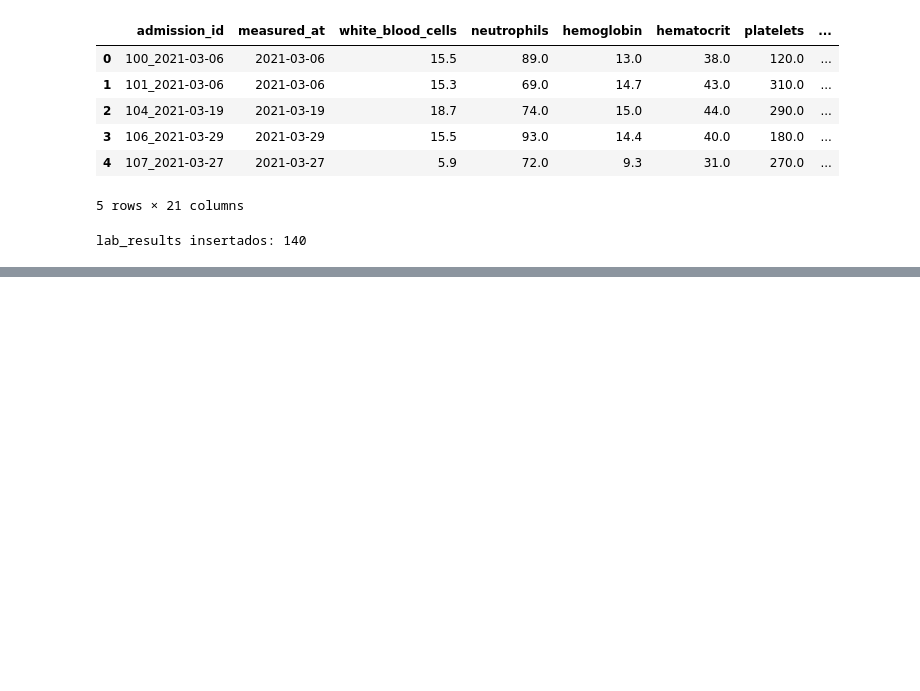
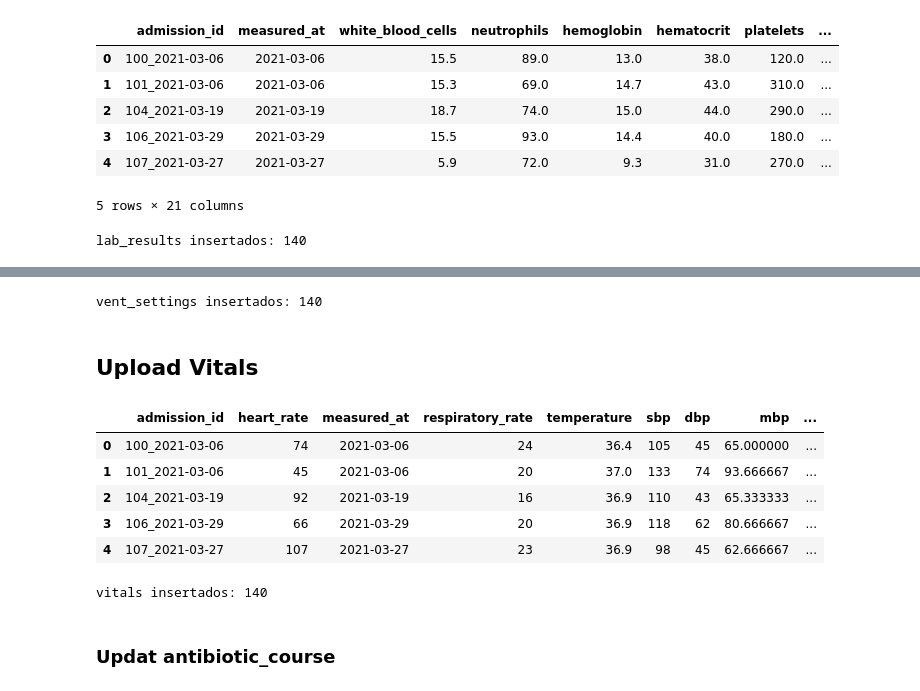
Before and after one commit to Jcamposlozano/MIcroVAP_Model, a Jupyter notebook: notebooks/Load_Data.ipynb, the cells around one changed output, grey strips where cells are left out. Drawn from its saved outputs; the diff is of its cells as text; code cells hidden in the pictures; blank space fills up the shorter version.

```diff
--- a/notebooks/Load_Data.ipynb
+++ b/notebooks/Load_Data.ipynb
@@ -53,7 +53,8 @@ def build_measured_at(row):
 
     return base
 # %%
-df = pd.read_excel(DATA_RAW / "microvap_metadata_complete_15012026.xlsx")
+#df = pd.read_excel(DATA_RAW / "microvap_metadata_complete_15012026.xlsx")
+df = pd.read_excel(DATA_RAW / "microvap_metadata_complete_27042026.xlsx")
 df.columns = df.columns.str.strip()
 
 ## Created Primary keys
@@ -698,0 +745,58 @@ lab_results insertados: 140
+# %%
+n2 = db_data.load_df(df_variables_vent_group, "vent_settings", clear_table=True)
+print("vent_settings insertados:", n2)
+# %% [output]
+vent_settings insertados: 140
+# %% [markdown]
+## Upload Vitals
+# %%
+variables_vitals = [
+    "admission_id",
+    "measured_at",
+    "heart_rate",
+    "respiratory_rate",
+    "temperature",
+    "sbp",
+    "dbp",
+    "mbp",
+    "saturation",
+    "glasgow"
+]
+
+df_vitals = df[variables_vitals]
+
+df_vitals_group = (
+    df_vitals.groupby("admission_id", as_index=False)
+    .agg({
+        "heart_rate": 'first',
+        "measured_at": 'first',
+        "respiratory_rate": 'first',
+        "temperature": 'first',
+        "sbp": 'first',
+        "dbp": 'first',
+        "mbp": 'first',
+        "saturation": 'first',
+        "glasgow": 'first',
+    })
+    .rename(columns={"length_stay": "length_of_stay"})
+)
+
+
+df_vitals_group["oxygen_saturation"] = df["saturation"]
+df_vitals_group["glasgow_score"] = df["glasgow"]
+
+df_vitals_group.head()
+# %% [output]
+|  | admission_id | heart_rate | measured_at | respiratory_rate | temperature | sbp | dbp | mbp | ... |
+| 0 | 100_2021-03-06 | 74 | 2021-03-06 | 24 | 36.4 | 105 | 45 | 65.000000 | ... |
+| 1 | 101_2021-03-06 | 45 | 2021-03-06 | 20 | 37.0 | 133 | 74 | 93.666667 | ... |
+| 2 | 104_2021-03-19 | 92 | 2021-03-19 | 16 | 36.9 | 110 | 43 | 65.333333 | ... |
+| 3 | 106_2021-03-29 | 66 | 2021-03-29 | 20 | 36.9 | 118 | 62 | 80.666667 | ... |
+| 4 | 107_2021-03-27 | 107 | 2021-03-27 | 23 | 36.9 | 98 | 45 | 62.666667 | ... |
+# %%
+n2 = db_data.load_df(df_vitals_group, "vitals", clear_table=True)
+print("vitals insertados:", n2)
+# %% [output]
+vitals insertados: 140
+# %% [markdown]
+### Updat antibiotic_course
```
Also changed, not shown: parts of 7 cells of this notebook, 5 other files.
